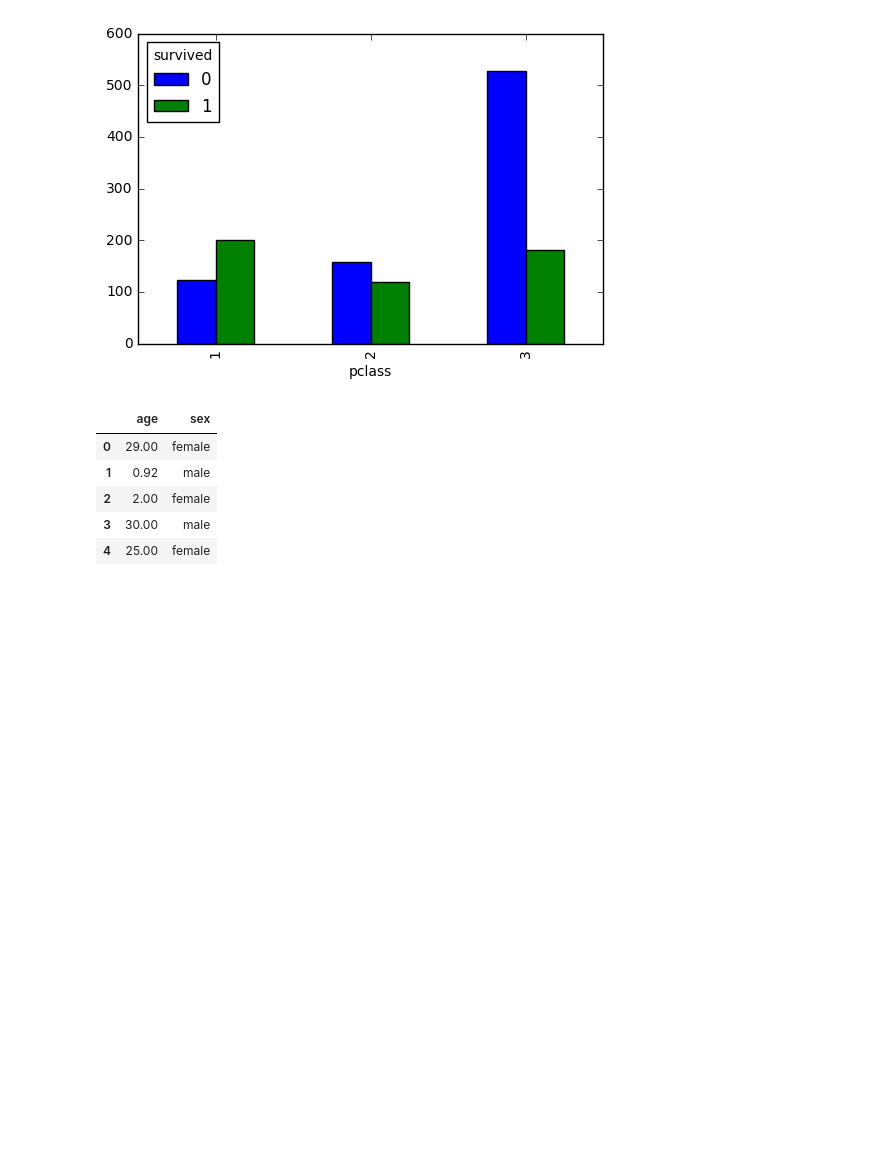
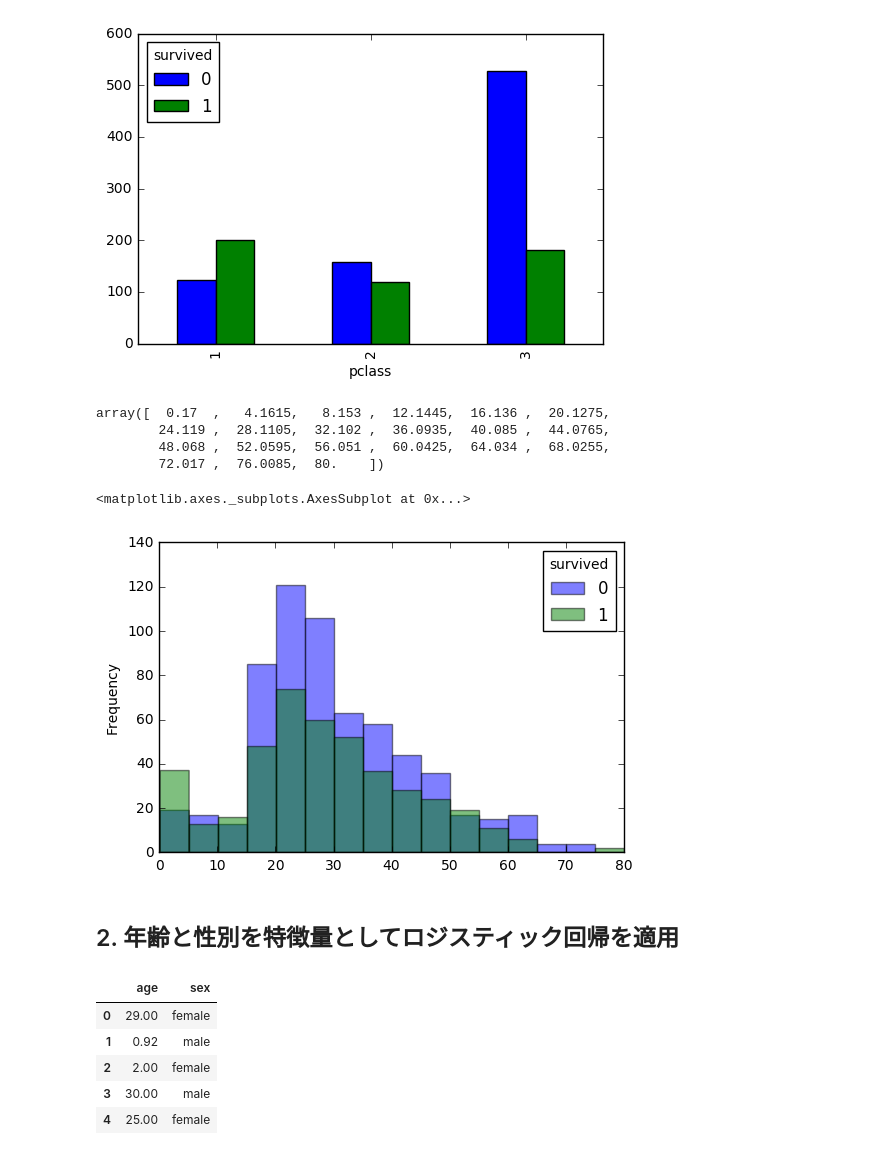
Before and after one commit to enakai00/jupyter_ml4se_commentary, a Jupyter notebook: Solutions/Titanic Example.ipynb, the cells around one changed output. Saved outputs shown, nothing was run; the diff lists cells and outputs as text; code cells hidden in the pictures; blank space fills up the shorter version.

```diff
--- a/Solutions/Titanic Example.ipynb
+++ b/Solutions/Titanic Example.ipynb
@@ -129,5 +131,20 @@ pd.crosstab(data.pclass ,data.survived).plot(kind='bar')
 # %% [output]
 <matplotlib.axes._subplots.AxesSubplot at 0x...>
 [figure]
+# %%
+_, bins = np.histogram(data.age.dropna(), bins=20)
+bins
+# %% [output]
+array([  0.17  ,   4.1615,   8.153 ,  12.1445,  16.136 ,  20.1275,
+        24.119 ,  28.1105,  32.102 ,  36.0935,  40.085 ,  44.0765,
+        48.068 ,  52.0595,  56.051 ,  60.0425,  64.034 ,  68.0255,
+        72.017 ,  76.0085,  80.    ])
+# %%
+data.reset_index().pivot('index','survived','age').plot(kind='hist', bins=16, alpha=0.5)
+# %% [output]
+<matplotlib.axes._subplots.AxesSubplot at 0x...>
+[figure, added]
+# %% [markdown]
+## 2. 年齢と性別を特徴量としてロジスティック回帰を適用
 # %%
 from PIL import Image
```
Also changed, not shown: parts of 17 cells of this notebook.
